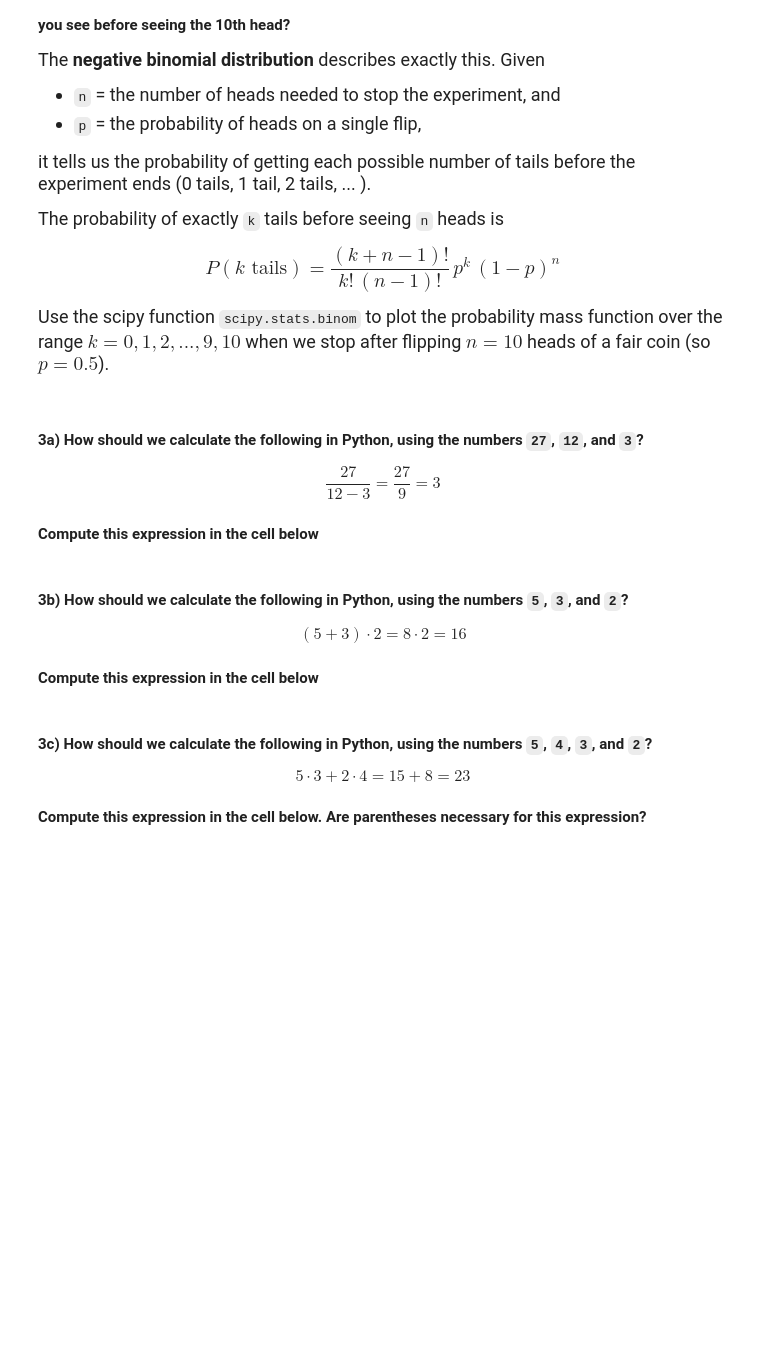
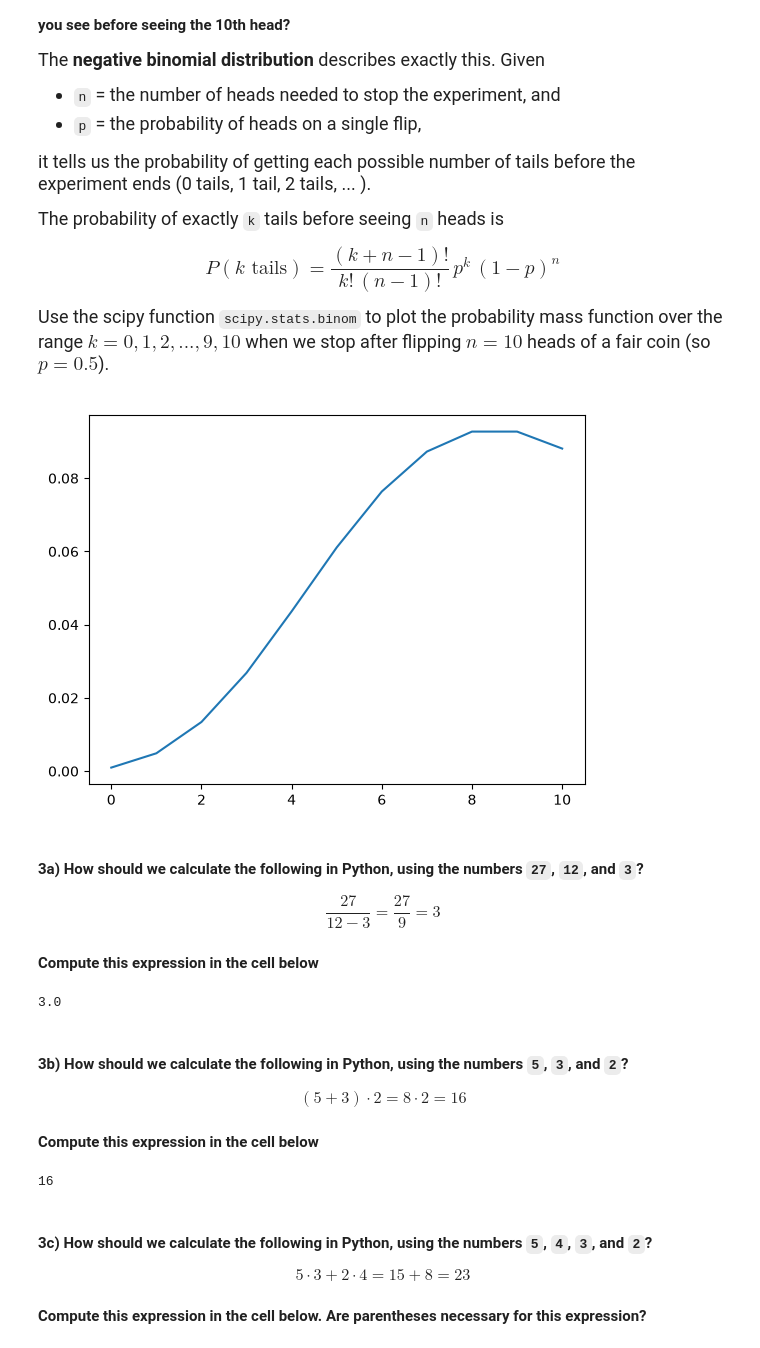
Before and after one commit to JuneOuyang/datasci185fall2026, a Jupyter notebook: Lecture_05_Libraries_and_Specialized_Functions/Lecture5 copy.ipynb, the cells around one changed output. Cells and saved outputs as stored; diff of their text form; code cells hidden in the pictures; blank space fills up the shorter version.

```diff
--- a/Lecture_05_Libraries_and_Specialized_Functions/Lecture5 copy.ipynb
+++ b/Lecture_05_Libraries_and_Specialized_Functions/Lecture5 copy.ipynb
@@ -566,3 +629,16 @@ Use the scipy function `scipy.stats.binom` to plot the probability mass function
+# %%
+# Your code here
+import scipy.stats
+n=10
+p=0.5
+
+prob=scipy.stats.nbinom(n, p)
+
+k=range(0,11)
+plt.plot(k, prob.pmf(k))
+plt.show()
+# %% [output]
+[figure, added]
 # %% [markdown]
 #### **3a)** How should we calculate the following in Python, using the numbers `27`, `12`, and `3`?
 
@@ -572,6 +648,9 @@ $$ \frac{27}{12 - 3} = \frac{27}{9} = 3$$
 # %%
 # Calculate the expression above using the numbers 27, 12, 3
 # Print the value -- you should get the number 3
+print((27)/(12-3))
+# %% [output]
+3.0
 # %% [markdown]
 #### **3b)** How should we calculate the following in Python, using the numbers `5`, `3`, and `2`?
 
@@ -581,6 +660,9 @@ $$ (5 + 3)\cdot 2 = 8 \cdot 2 = 16$$
 # %%
 # Calculate the expression above using the numbers 5, 3, 2
 # Print the value -- you should get the number 16
+print((5+3)*2)
+# %% [output]
+16
 # %% [markdown]
 #### **3c)** How should we calculate the following in Python, using the numbers `5`, `4`, `3`, and `2`?
 
```
Also changed, not shown: parts of 20 cells of this notebook, 2 other files.
